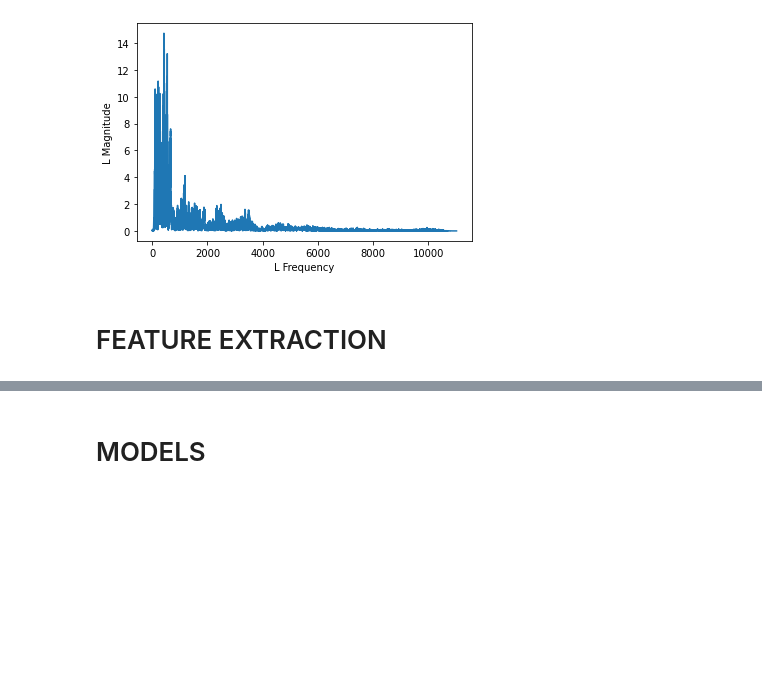
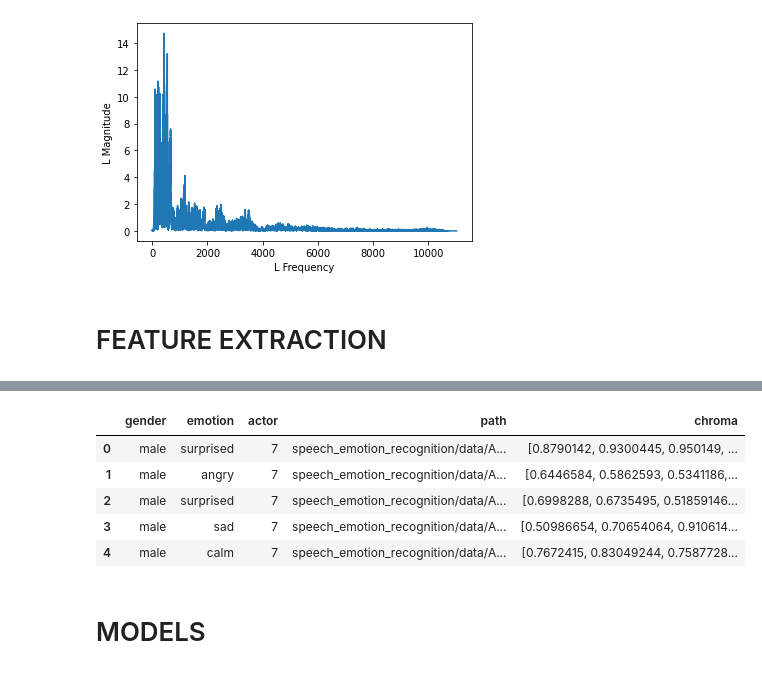
Before and after one commit to lorenanda/speech-emotion-recognition, a Jupyter notebook: notes.ipynb, the cells around one changed output, grey strips where cells are left out. Cells and saved outputs as stored; diff of their text form; code cells hidden in the pictures; blank space fills up the shorter version.

```diff
--- a/notes.ipynb
+++ b/notes.ipynb
@@ -279,18 +282,24 @@ def extract_features(path, save_dir):
 
     return "Preprocessing completed."
 # %%
-# CREATE DIRECTORY OF AUDIO FILES
-audio = "speech_emotion_recognition/data/"
-actor_folders = os.listdir(audio) #list files in audio directory
-# CREATE FUNCTION TO EXTRACT EMOTION NUMBER, ACTOR AND GENDER LABEL
+"""This function loops over the audio files,
+extracts four audio feature and saves them in a dataframe.
+"""
+
+data_path = "speech_emotion_recognition/data/"
+actor_folders = os.listdir(data_path)
+
+emotion_nr = []
 emotion = []
 gender = []
 actor = []
 file_path = []
+
 for i in actor_folders:
-    filename = os.listdir(audio + i) #iterate over Actor folders
-    for f in filename: # go through files in Actor folder
+    filename = os.listdir(data_path + i)
+    for f in filename:
         part = f.split('.')[0].split('-')
+        emotion_nr.append(int(part[2]))
         emotion.append(int(part[2]))
         actor.append(int(part[6]))
         bg = int(part[6])
@@ -299,14 +308,14 @@ for i in actor_folders:
         else:
             bg = "male"
         gender.append(bg)
-        file_path.append(audio + i + '/' + f)
+        file_path.append(data_path + i + '/' + f)
 
 
-# PUT EXTRACTED LABELS WITH FILEPATH INTO DATAFRAME
+
 audio_df = pd.DataFrame(emotion)
 audio_df = audio_df.replace({1:'neutral', 2:'calm', 3:'happy', 4:'sad', 5:'angry', 6:'fearful', 7:'disgusted', 8:'surprised'})
 audio_df = pd.concat([pd.DataFrame(gender),audio_df,pd.DataFrame(actor)],axis=1)
-audio_df.columns = ['gender','emotion','actor']
+audio_df.columns = ['gender','emotion','emotion_nr','actor']
 audio_df = pd.concat([audio_df,pd.DataFrame(file_path, columns = ['path'])],axis=1)
 audio_df.tail()
 #audio_df.to_csv('speech_emotion_recognition/features/df_features_new.csv')
@@ -317,18 +326,23 @@ counter=0
 
 for index,path in enumerate(audio_df.path):
     X, sample_rate = librosa.load(path, res_type='kaiser_fast',duration=3,sr=44100,offset=0.5)
+
     chroma = librosa.feature.chroma_stft(y=X, sr=sample_rate)
     chroma = np.mean(chroma, axis = 0)
     df.loc[counter] = [chroma]
+    counter=counter+1
 
-    counter=counter+1
+    # spectrogram = librosa.feature.melspectrogram(y=X, sr=sample_rate, n_mels=128,fmax=8000)
+    # db_spec = librosa.power_to_db(spectrogram)
+    # log_spectrogram = np.mean(db_spec, axis = 0)
+    # df.loc[counter] = [log_spectrogram]
+    # counter=counter+1
 
 print(len(df))
 df.head()
 
-# TURN ARRAY INTO LIST AND JOIN WITH AUDIO_DF TO GET CORRESPONDING EMOTION LABELS
-df_chroma = pd.concat([audio_df,pd.DataFrame(df['chroma'].values.tolist())],axis=1)
-df_chroma = df_combined.fillna(0)
-df_chroma.head()
+# df_chroma = pd.concat([audio_df,pd.DataFrame(df['chroma'].values.tolist())],axis=1)
+# df_chroma = df_combined.fillna(0)
+# df_chroma.head()
 
-df_chroma.to_csv("speech_emotion_recognition/features/df_chroma.csv", index=0)
+# df_chroma.to_csv("speech_emotion_recognition/features/df_chroma.csv", index=0)
@@ -335,3 +357,13 @@ df_chroma.to_csv("speech_emotion_recognition/features/df_chroma.csv", index=0)
+# %%
+chroma_df = pd.concat([audio_df, pd.DataFrame(df['chroma'])],axis=1)
+chroma_df.head()
+# %% [output]
+|  | gender | emotion | actor | path | chroma |
+| 0 | male | surprised | 7 | speech_emotion_recognition/data/A... | [0.8790142, 0.9300445, 0.950149, ... |
+| 1 | male | angry | 7 | speech_emotion_recognition/data/A... | [0.6446584, 0.5862593, 0.5341186,... |
+| 2 | male | surprised | 7 | speech_emotion_recognition/data/A... | [0.6998288, 0.6735495, 0.51859146... |
+| 3 | male | sad | 7 | speech_emotion_recognition/data/A... | [0.50986654, 0.70654064, 0.910614... |
+| 4 | male | calm | 7 | speech_emotion_recognition/data/A... | [0.7672415, 0.83049244, 0.7587728... |
 # %%
 # CREATE DIRECTORY OF AUDIO FILES
 audio = "speech_emotion_recognition/data/"
```
Also changed, not shown: parts of 6 cells of this notebook, 1 other file.
